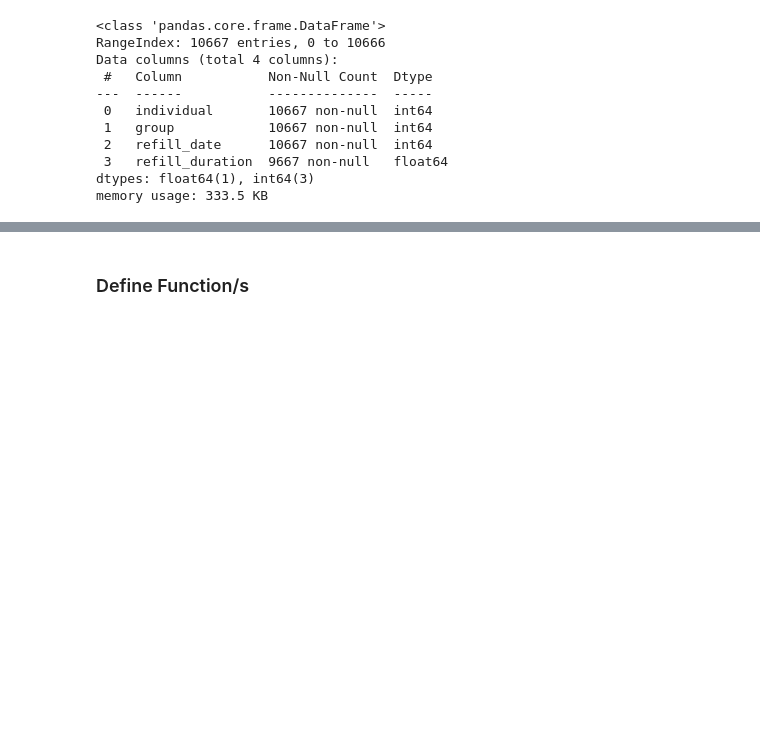
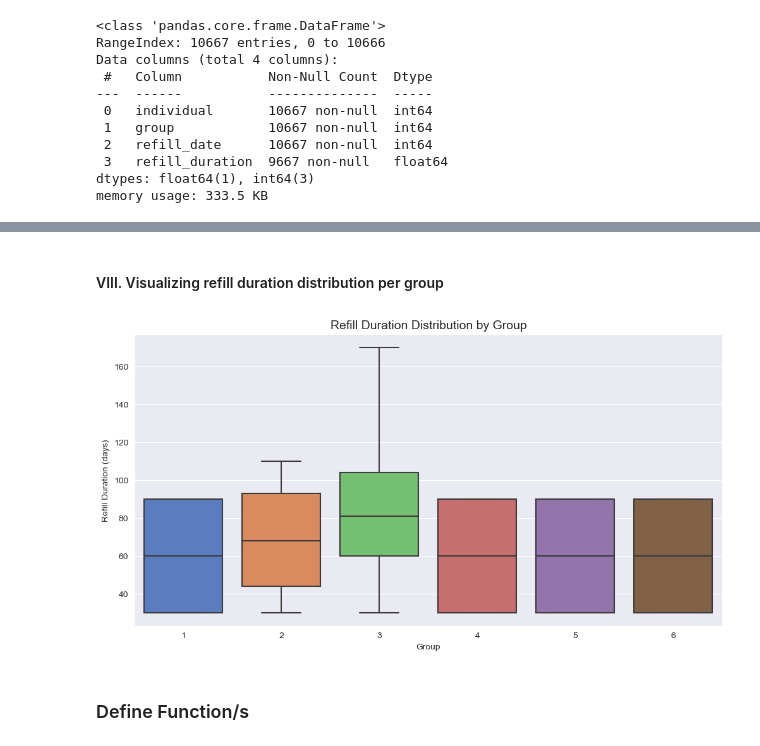
Before and after one commit to zeusschoolacc/SEE_PY, a Jupyter notebook: src/main.ipynb, the cells around one changed output, grey strips where cells are left out. Cells and saved outputs as stored; diff of their text form; code cells hidden in the pictures; blank space fills up the shorter version.

```diff
--- a/src/main.ipynb
+++ b/src/main.ipynb
@@ -58,3 +132,14 @@ memory usage: 333.5 KB
+# %% [markdown]
+#### VIII. Visualizing refill duration distribution per group
+# %%
+plt.figure(figsize=(12, 6))
+sns.boxplot(x="group", y="refill_duration", data=simulated_df, palette="muted")
+plt.title("Refill Duration Distribution by Group", fontsize=14)
+plt.xlabel("Group")
+plt.ylabel("Refill Duration (days)")
+plt.show()
+# %% [output]
+[figure, added]
 # %% [markdown]
 ### Define Function/s
 # %% [markdown]
```
Also changed, not shown: parts of 14 cells of this notebook.
